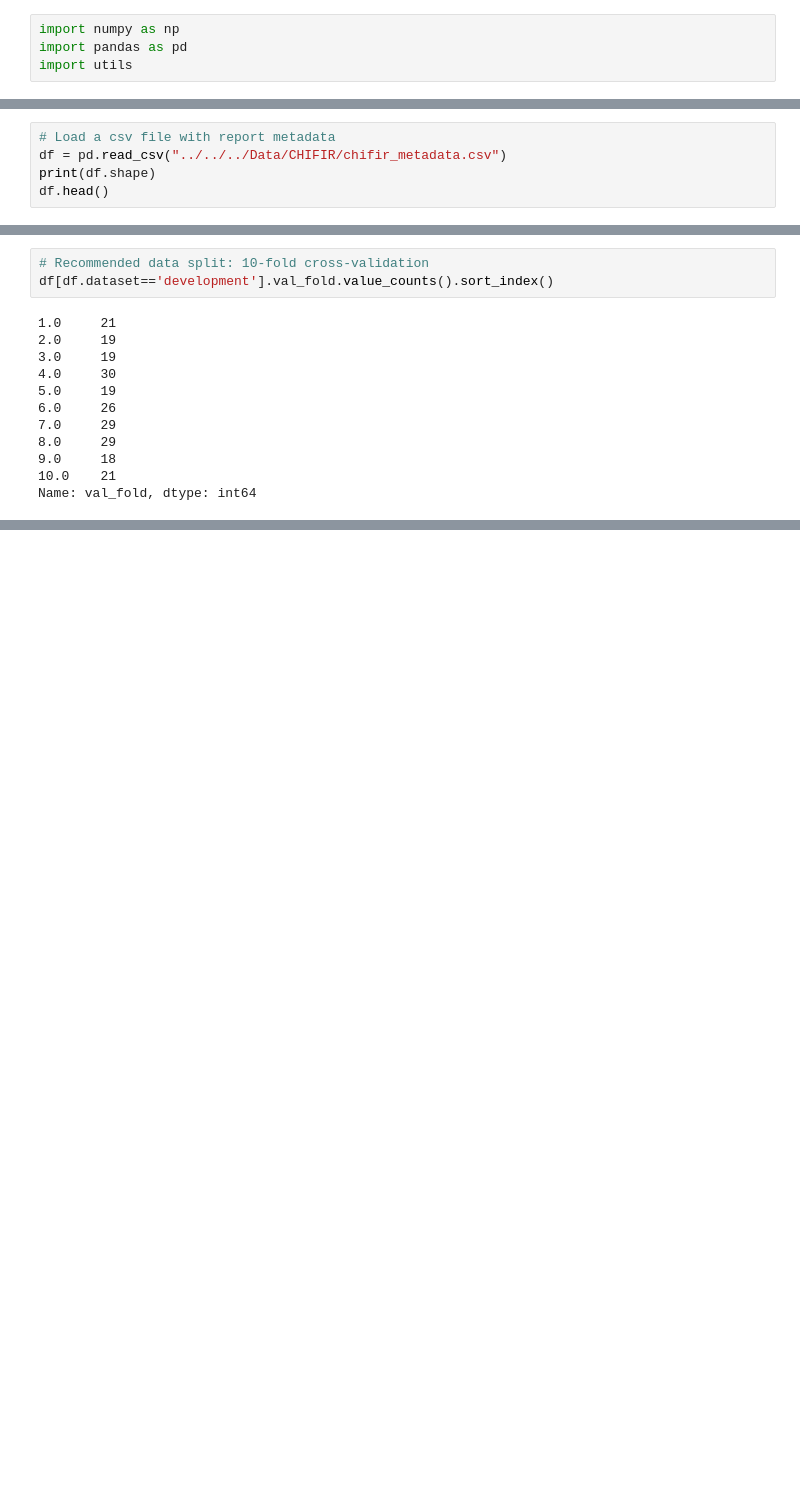
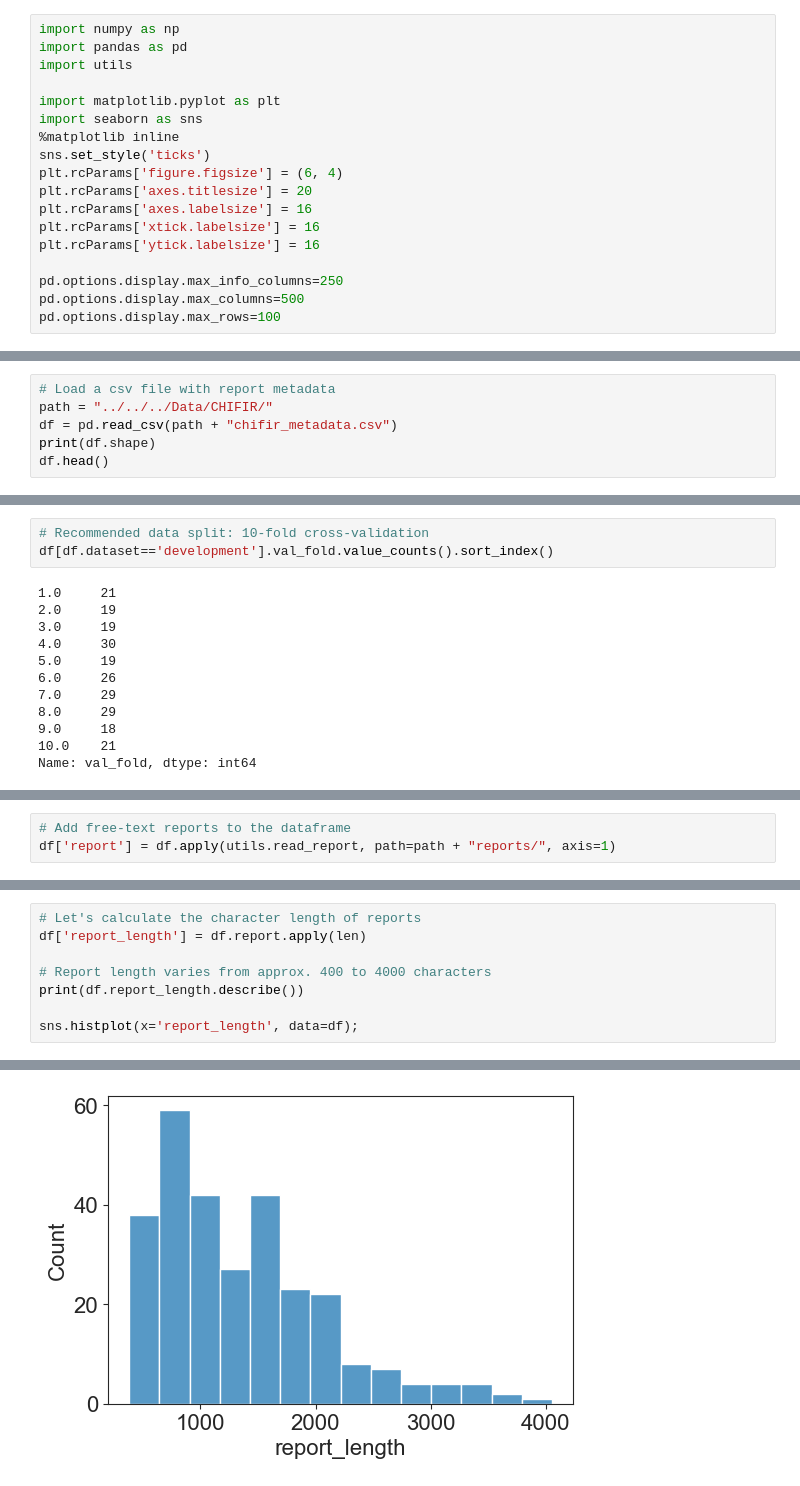
Before and after one commit to vlada-rozova/alta-tutorial, a Jupyter notebook: code/chifir-ner.ipynb, the cells around one changed output, grey strips where cells are left out. Drawn from its saved outputs; the diff is of its cells as text; blank space fills up the shorter version.

Commit message:
Add description of CHIFIR dataset and reports

```diff
--- a/code/chifir-ner.ipynb
+++ b/code/chifir-ner.ipynb
@@ -2,6 +2,20 @@
 import numpy as np
 import pandas as pd
 import utils
+
+import matplotlib.pyplot as plt
+import seaborn as sns
+%matplotlib inline
+sns.set_style('ticks')
+plt.rcParams['figure.figsize'] = (6, 4)
+plt.rcParams['axes.titlesize'] = 20
+plt.rcParams['axes.labelsize'] = 16
+plt.rcParams['xtick.labelsize'] = 16
+plt.rcParams['ytick.labelsize'] = 16
+
+pd.options.display.max_info_columns=250
+pd.options.display.max_columns=500
+pd.options.display.max_rows=100
 # %% [markdown]
 ___
 # Get to know the CHIFIR dataset
@@ -29,7 +43,8 @@ ___
 ### Metadata
 # %%
 # Load a csv file with report metadata
-df = pd.read_csv("../../../Data/CHIFIR/chifir_metadata.csv")
+path = "../../../Data/CHIFIR/"
+df = pd.read_csv(path + "chifir_metadata.csv")
 print(df.shape)
 df.head()
 # %% [output]
@@ -107,0 +125,3 @@ Name: val_fold, dtype: int64
+# %%
+# Add free-text reports to the dataframe
+df['report'] = df.apply(utils.read_report, path=path + "reports/", axis=1)
@@ -107,0 +189,9 @@ Name: val_fold, dtype: int64
+# %%
+# Let's calculate the character length of reports
+df['report_length'] = df.report.apply(len)
+
+# Report length varies from approx. 400 to 4000 characters
+print(df.report_length.describe())
+
+sns.histplot(x='report_length', data=df);
+# %% [output]
@@ -107,0 +207 @@ Name: val_fold, dtype: int64
+[figure, added]
```
Also changed, not shown: parts of 15 cells of this notebook, 1 other file.
